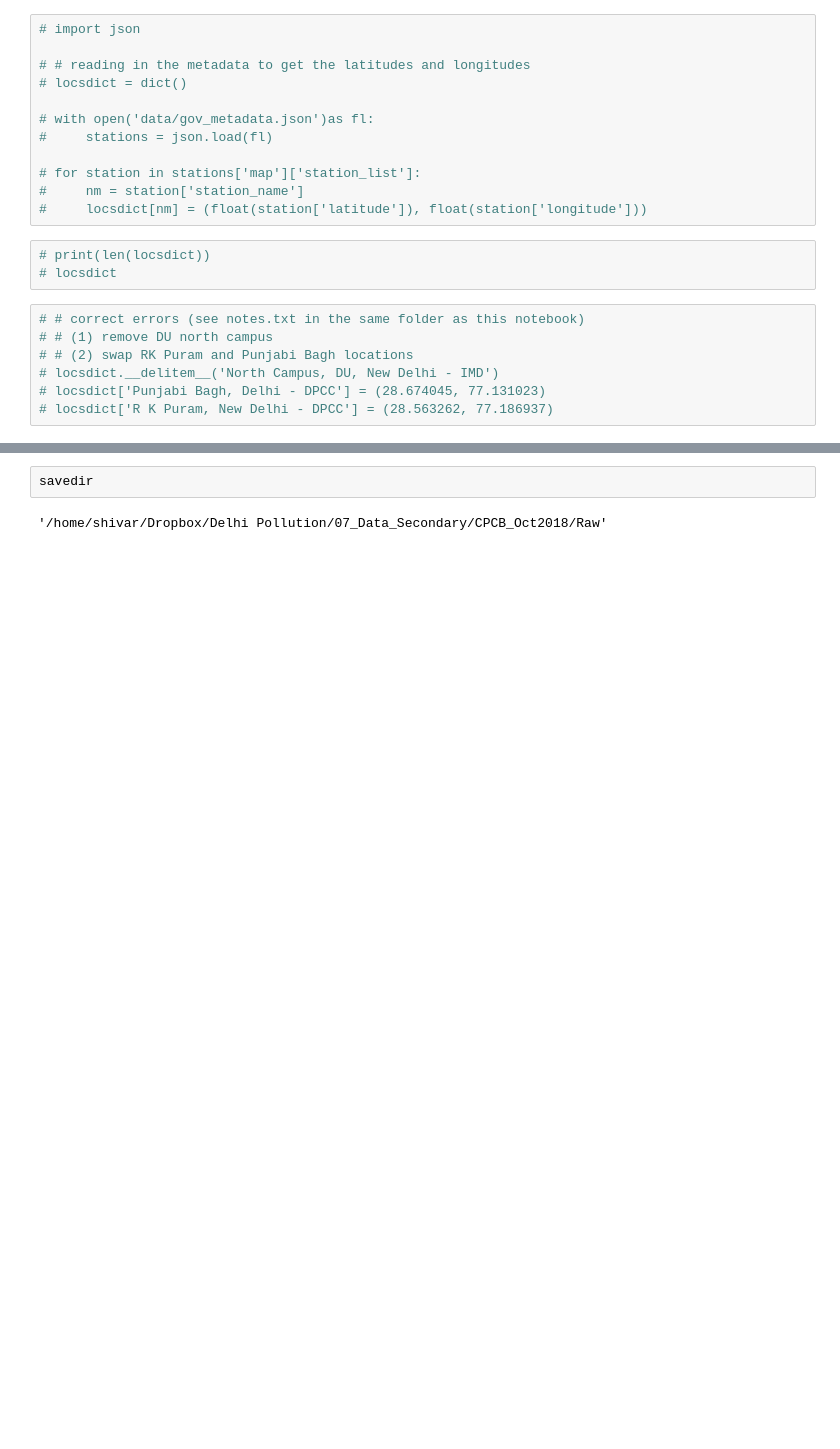
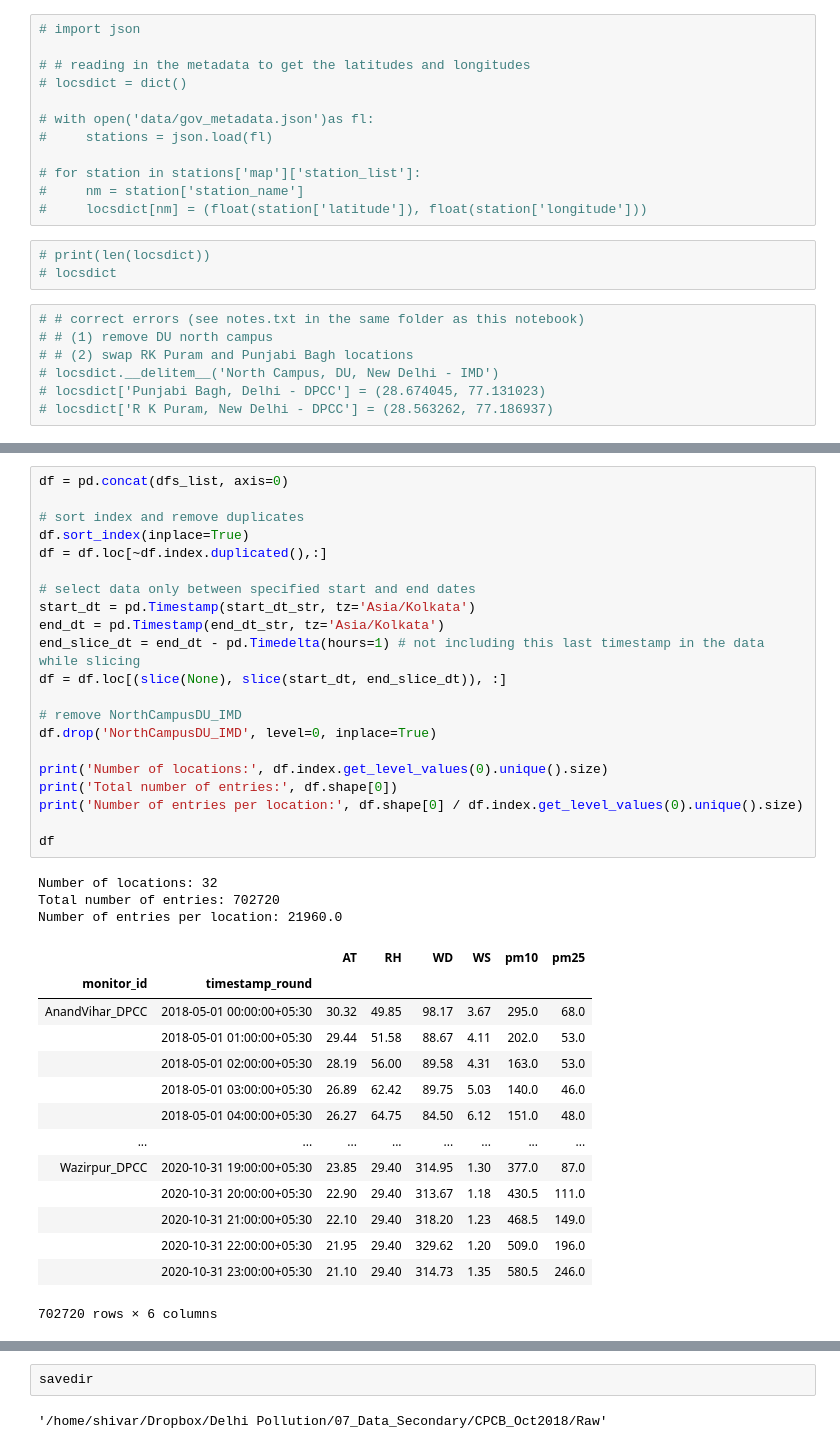
Before and after one commit to ankitbha/hidden_hotspots, a Jupyter notebook: notebooks/MergeGovData-New.ipynb, the cells around one changed output, grey strips where cells are left out. Cells and saved outputs as stored; diff of their text form; blank space fills up the shorter version.

```diff
--- a/notebooks/MergeGovData-New.ipynb
+++ b/notebooks/MergeGovData-New.ipynb
@@ -269,3 +187,42 @@ Reading data for BurariCrossing_IMD
 Number of monitors: 2
 Reading data for VivekVihar_DPCC
 Reading data for Wazirpur_DPCC
+# %%
+df = pd.concat(dfs_list, axis=0)
+
+# sort index and remove duplicates
+df.sort_index(inplace=True)
+df = df.loc[~df.index.duplicated(),:]
+
+# select data only between specified start and end dates
+start_dt = pd.Timestamp(start_dt_str, tz='Asia/Kolkata')
+end_dt = pd.Timestamp(end_dt_str, tz='Asia/Kolkata')
+end_slice_dt = end_dt - pd.Timedelta(hours=1) # not including this last timestamp in the data while slicing
+df = df.loc[(slice(None), slice(start_dt, end_slice_dt)), :]
+
+# remove NorthCampusDU_IMD
+df.drop('NorthCampusDU_IMD', level=0, inplace=True)
+
+print('Number of locations:', df.index.get_level_values(0).unique().size)
+print('Total number of entries:', df.shape[0])
+print('Number of entries per location:', df.shape[0] / df.index.get_level_values(0).unique().size)
+
+df
+# %% [output]
+Number of locations: 32
+Total number of entries: 702720
+Number of entries per location: 21960.0
+|  |  | AT | RH | WD | WS | pm10 | pm25 |
+| monitor_id | timestamp_round |  |  |  |  |  |  |
+| AnandVihar_DPCC | 2018-05-01 00:00:00+05:30 | 30.32 | 49.85 | 98.17 | 3.67 | 295.0 | 68.0 |
+|  | 2018-05-01 01:00:00+05:30 | 29.44 | 51.58 | 88.67 | 4.11 | 202.0 | 53.0 |
+|  | 2018-05-01 02:00:00+05:30 | 28.19 | 56.00 | 89.58 | 4.31 | 163.0 | 53.0 |
+|  | 2018-05-01 03:00:00+05:30 | 26.89 | 62.42 | 89.75 | 5.03 | 140.0 | 46.0 |
+|  | 2018-05-01 04:00:00+05:30 | 26.27 | 64.75 | 84.50 | 6.12 | 151.0 | 48.0 |
+| ... | ... | ... | ... | ... | ... | ... | ... |
+| Wazirpur_DPCC | 2020-10-31 19:00:00+05:30 | 23.85 | 29.40 | 314.95 | 1.30 | 377.0 | 87.0 |
+|  | 2020-10-31 20:00:00+05:30 | 22.90 | 29.40 | 313.67 | 1.18 | 430.5 | 111.0 |
+|  | 2020-10-31 21:00:00+05:30 | 22.10 | 29.40 | 318.20 | 1.23 | 468.5 | 149.0 |
+|  | 2020-10-31 22:00:00+05:30 | 21.95 | 29.40 | 329.62 | 1.20 | 509.0 | 196.0 |
+|  | 2020-10-31 23:00:00+05:30 | 21.10 | 29.40 | 314.73 | 1.35 | 580.5 | 246.0 |
+702720 rows × 6 columns
```
Also changed, not shown: parts of 9 cells of this notebook, 1 other file.
